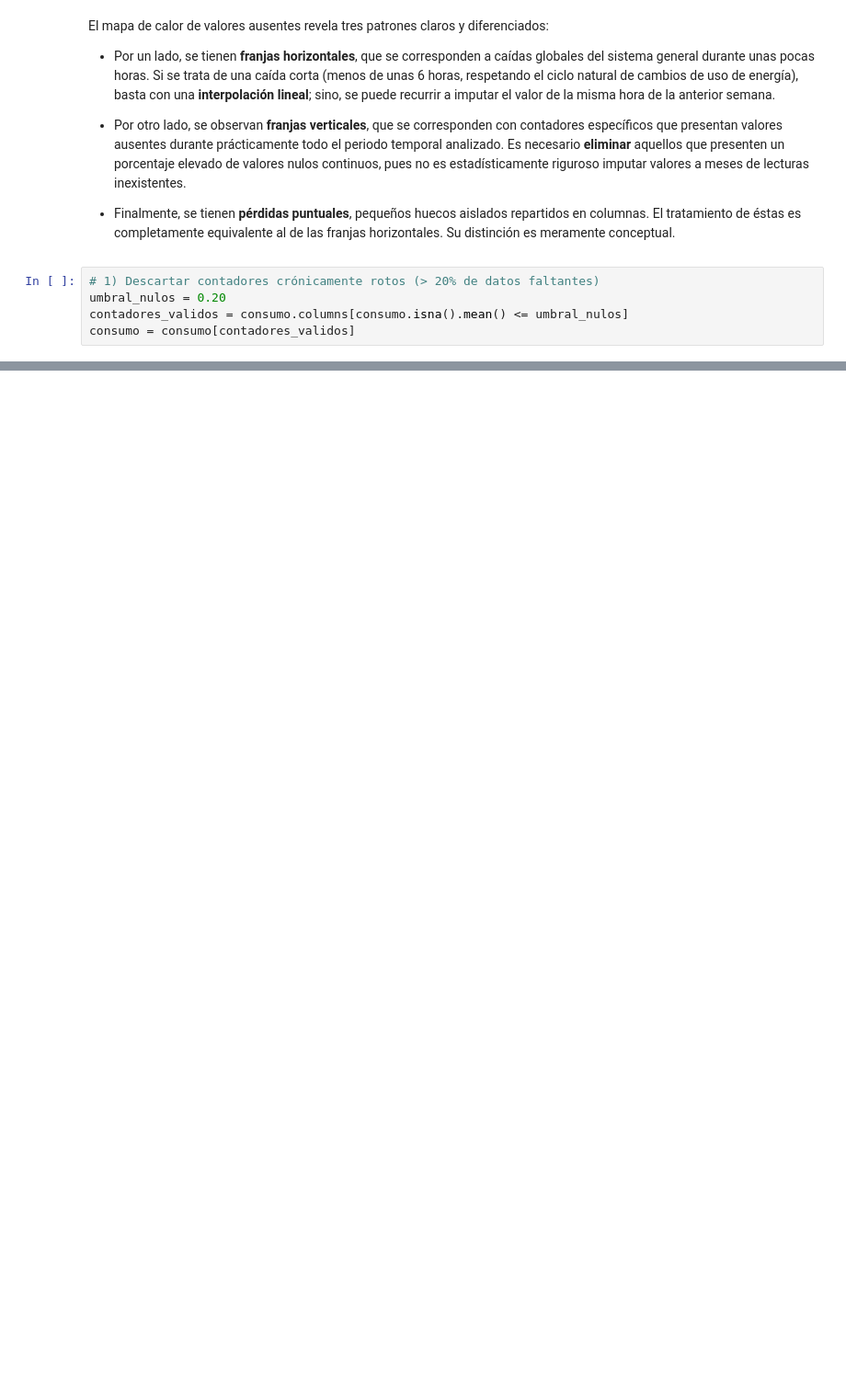
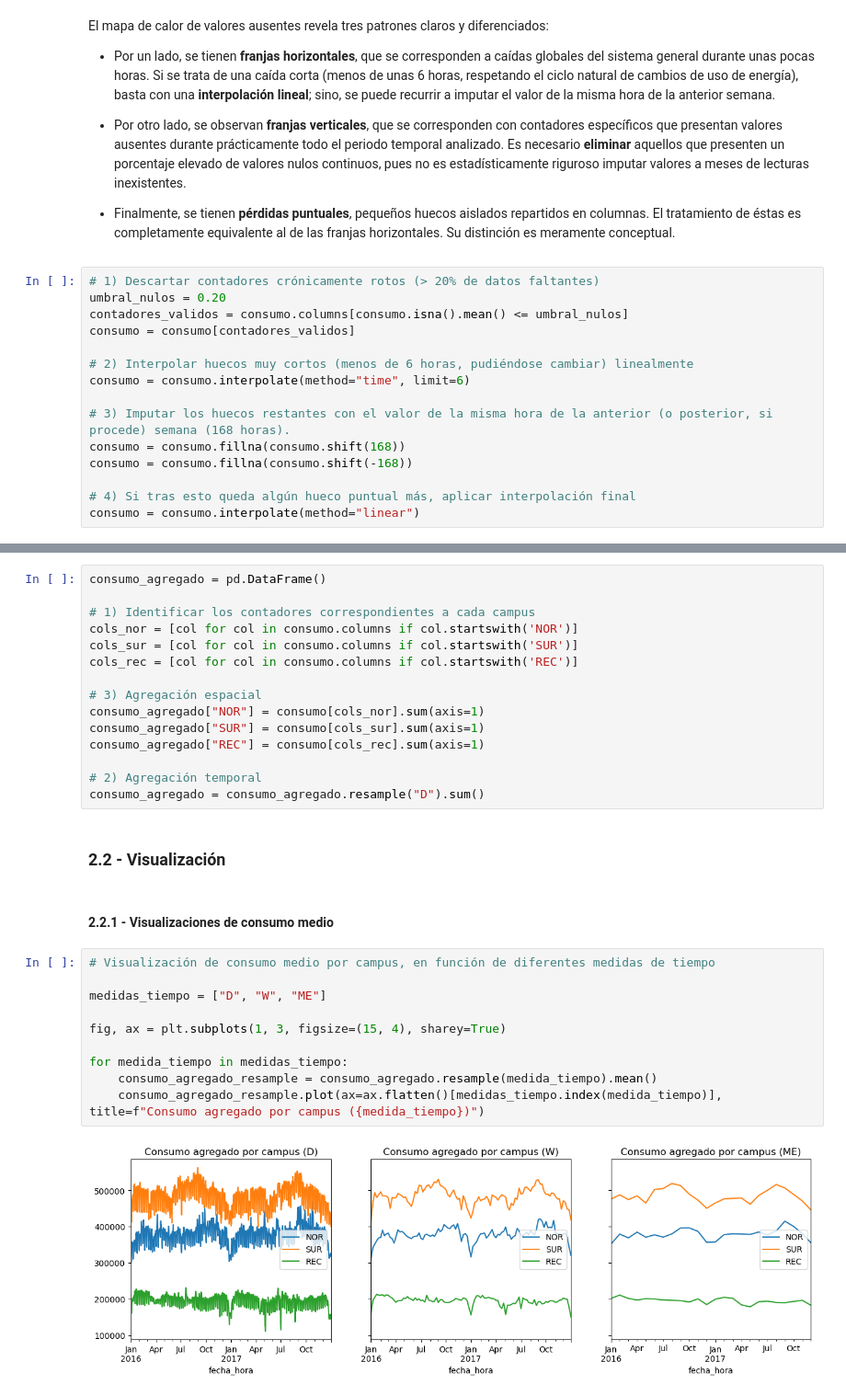
Before and after one commit to Martin-Kugler/network-attacks-and-energetic-efficiency-mcp, a Jupyter notebook: consumo_campus.ipynb, the cells around one changed output, grey strips where cells are left out. Shown at 92% size. Saved outputs shown, nothing was run; the diff lists cells and outputs as text; blank space fills up the shorter version.

```diff
--- a/consumo_campus.ipynb
+++ b/consumo_campus.ipynb
@@ -136,3 +136,13 @@ El mapa de calor de valores ausentes revela tres patrones claros y diferenciados
 umbral_nulos = 0.20
 contadores_validos = consumo.columns[consumo.isna().mean() <= umbral_nulos]
 consumo = consumo[contadores_validos]
+
+# 2) Interpolar huecos muy cortos (menos de 6 horas, pudiéndose cambiar) linealmente
+consumo = consumo.interpolate(method="time", limit=6)
+
+# 3) Imputar los huecos restantes con el valor de la misma hora de la anterior (o posterior, si procede) semana (168 horas).
+consumo = consumo.fillna(consumo.shift(168))
+consumo = consumo.fillna(consumo.shift(-168))
+
+# 4) Si tras esto queda algún hueco puntual más, aplicar interpolación final
+consumo = consumo.interpolate(method="linear")
@@ -142,0 +188,31 @@ Index(['NOR_009', 'NOR_028', 'NOR_030', 'NOR_031', 'NOR_062', 'NOR_064',
+# %%
+consumo_agregado = pd.DataFrame()
+
+# 1) Identificar los contadores correspondientes a cada campus
+cols_nor = [col for col in consumo.columns if col.startswith('NOR')]
+cols_sur = [col for col in consumo.columns if col.startswith('SUR')]
+cols_rec = [col for col in consumo.columns if col.startswith('REC')]
+
+# 3) Agregación espacial
+consumo_agregado["NOR"] = consumo[cols_nor].sum(axis=1)
+consumo_agregado["SUR"] = consumo[cols_sur].sum(axis=1)
+consumo_agregado["REC"] = consumo[cols_rec].sum(axis=1)
+
+# 2) Agregación temporal
+consumo_agregado = consumo_agregado.resample("D").sum()
+# %% [markdown]
+### **2.2 - Visualización**
+# %% [markdown]
+#### 2.2.1 - Visualizaciones de consumo medio
+# %%
+# Visualización de consumo medio por campus, en función de diferentes medidas de tiempo
+
+medidas_tiempo = ["D", "W", "ME"]
+
+fig, ax = plt.subplots(1, 3, figsize=(15, 4), sharey=True)
+
+for medida_tiempo in medidas_tiempo:
+    consumo_agregado_resample = consumo_agregado.resample(medida_tiempo).mean()
+    consumo_agregado_resample.plot(ax=ax.flatten()[medidas_tiempo.index(medida_tiempo)], title=f"Consumo agregado por campus ({medida_tiempo})")
+# %% [output]
+[figure, added]
```
Also changed, not shown: parts of 14 cells of this notebook.
